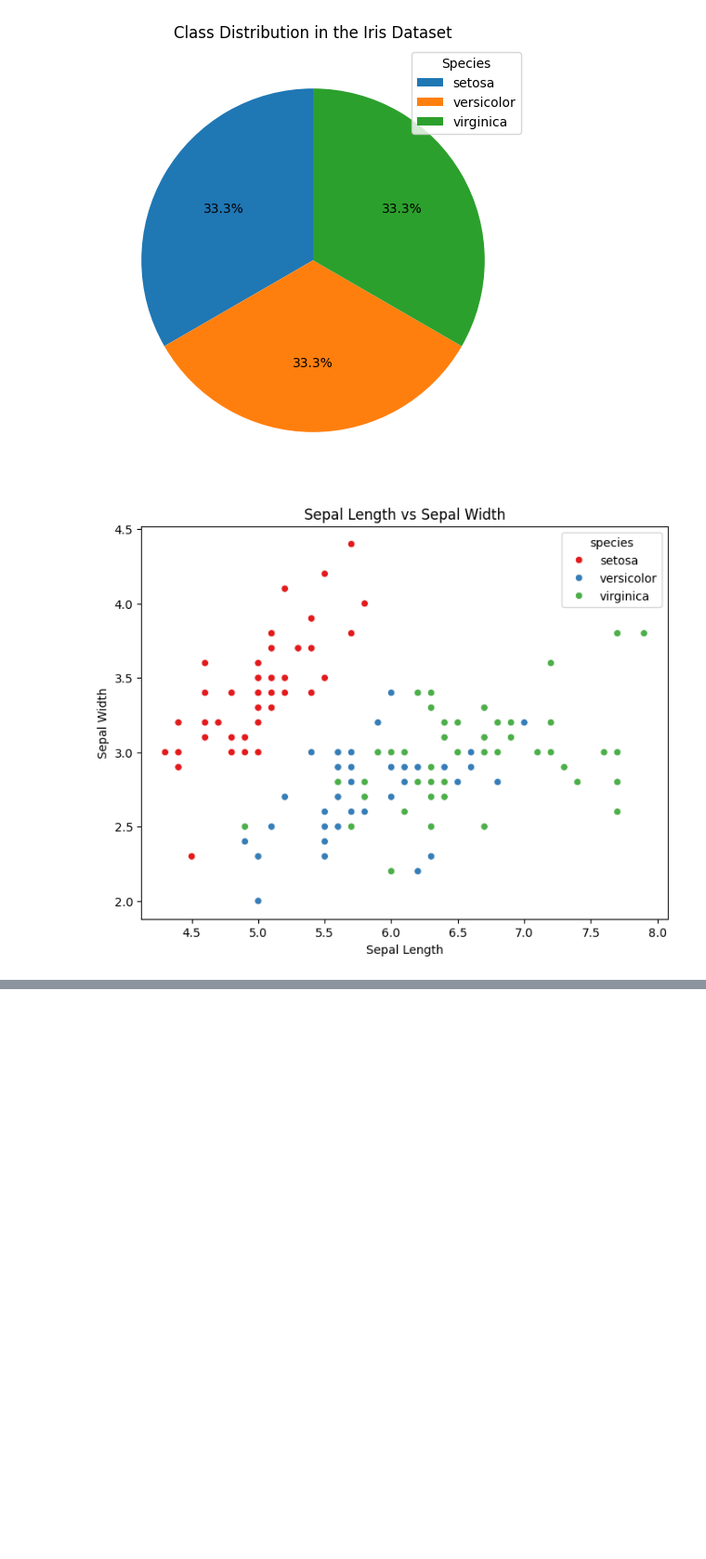
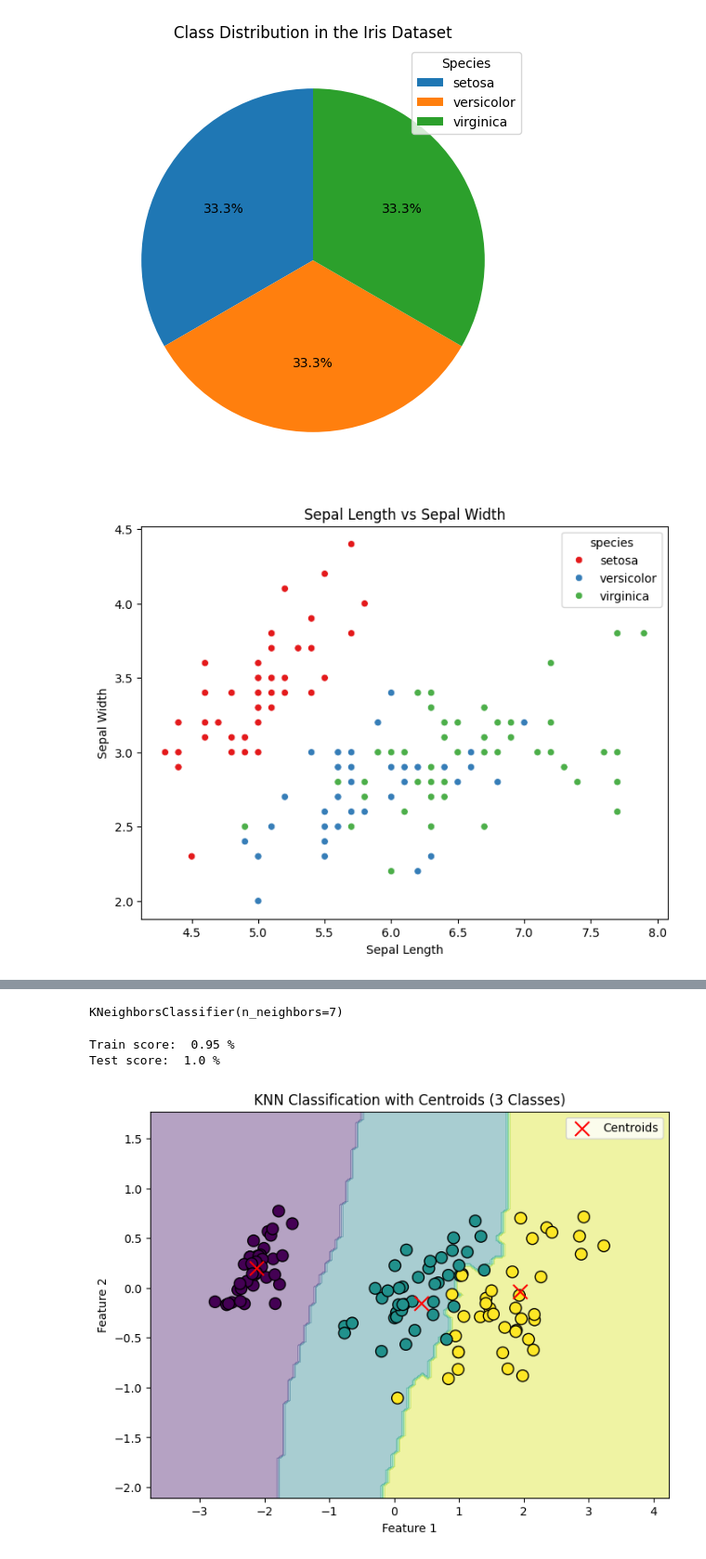
Before and after one commit to SergeyAkh/PCA, a Jupyter notebook: PCA.ipynb, the cells around one changed output, grey strips where cells are left out. Shown: that part at 93% size. Drawn from its saved outputs; the diff is of its cells as text; code cells hidden in the pictures; blank space fills up the shorter version.

```diff
--- a/PCA.ipynb
+++ b/PCA.ipynb
@@ -201,0 +218,53 @@ plt.show()
+# %%
+X_train, X_test, y_train, y_test = train_test_split(transformed_pca[["Component_1","Component_2"]],
+                                                    y_numeric, test_size = 0.2, random_state=20,
+                                                    stratify=transformed_pca[["species"]])
+# %%
+knn = KNeighborsClassifier(7)
+knn.fit(X_train,y_train)
+# %% [output]
+KNeighborsClassifier(n_neighbors=7)
+# %%
+print("Train score: ",knn.score(X_train,y_train),"%")
+print("Test score: ",knn.score(X_test,y_test),"%")
+# %% [output]
+Train score:  0.95 %
+Test score:  1.0 %
+# %%
+
+knn = KNeighborsClassifier(n_neighbors=3)
+knn.fit(X_train, y_train)
+
+
+x_min, x_max = X_train.iloc[:, 0].min() - 1, X_train.iloc[:, 0].max() + 1
+y_min, y_max = X_train.iloc[:, 1].min() - 1, X_train.iloc[:, 1].max() + 1
+xx, yy = np.meshgrid(np.linspace(x_min, x_max, 100), np.linspace(y_min, y_max, 100))
+Z = knn.predict(np.c_[xx.ravel(), yy.ravel()])
+Z = Z.reshape(xx.shape)
+# %%
+
+kmeans = KMeans(n_clusters=3, random_state=42)  # 3 clusters for 3 classes
+kmeans.fit(X_train)
+centroids = kmeans.cluster_centers_
+# %%
+plt.figure(figsize=(8, 6))
+
+# Plot decision boundary
+plt.contourf(xx, yy, Z, alpha=0.4)
+
+# Plot the data points
+plt.scatter(X_train.iloc[:, 0], X_train.iloc[:, 1], c=y_train, edgecolors='k', marker='o', s=100)
+
+# Plot centroids
+plt.scatter(centroids[:, 0], centroids[:, 1], c='red', marker='x', s=150, label='Centroids')
+
+# Labels and Title
+plt.title('KNN Classification with Centroids (3 Classes)')
+plt.xlabel('Feature 1')
+plt.ylabel('Feature 2')
+plt.legend()
+
+# Show the plot
+plt.show()
+# %% [output]
+[figure, added]
```
Also changed, not shown: parts of 6 cells of this notebook.
